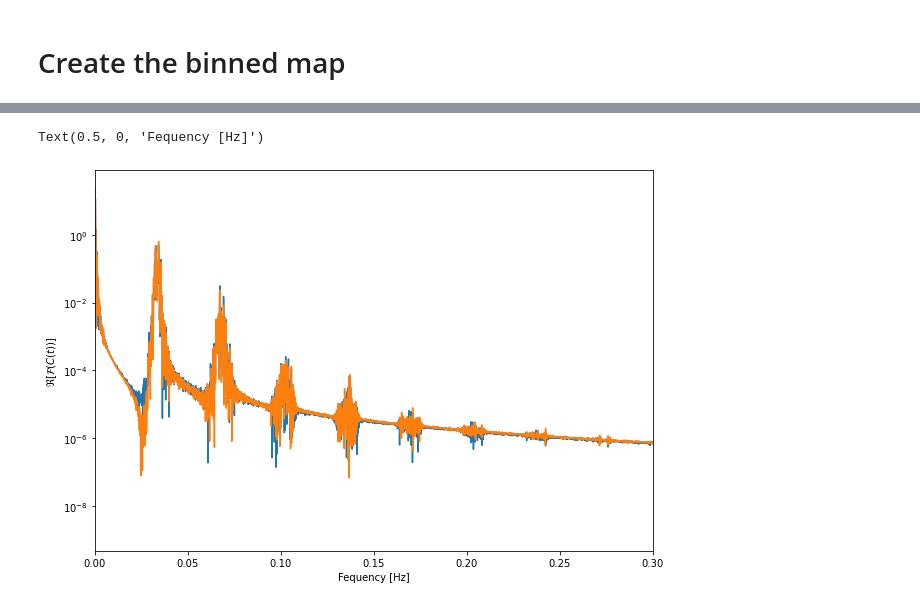
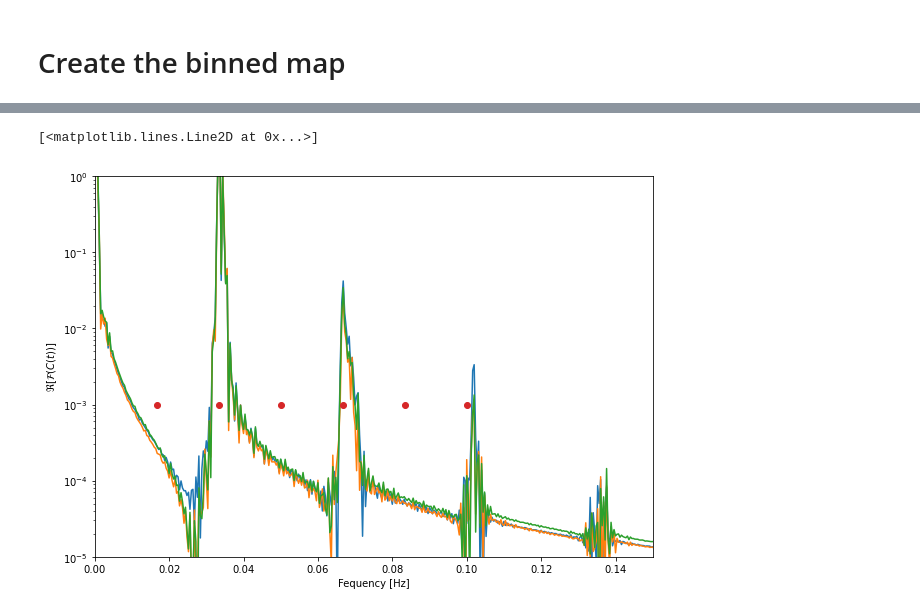
Before and after one commit to cmbgroundbased/cal, a Jupyter notebook: cookbook/Simulation_STRIP.ipynb, the cells around one changed output, grey strips where cells are left out. Drawn from its saved outputs; the diff is of its cells as text; code cells hidden in the pictures.

```diff
--- a/cookbook/Simulation_STRIP.ipynb
+++ b/cookbook/Simulation_STRIP.ipynb
@@ -121,8 +121,8 @@ def load_focalplane(args, comm):
 class args:
     # Required arguments
     ces_name = "Test-scan"
-    ces_start_time = "2022,1,1,0,0,0"
-    ces_stop_time = "2022,1,1,3,0,0"
+    ces_start_time = "2022,7,1,0,0,0"
+    ces_stop_time = "2022,7,2,0,0,0"
     sample_rate = 20
     el_mode_rate = 0.001
     el_mod_amplitude = 1.0
@@ -607,6 +623,7 @@ R3 = moving_average(data.obs[0]['tod'].cache.reference('atm_R3')*10E-6, N_sample
 R0 = moving_average(data.obs[0]['tod'].cache.reference('atm_R0')*10E-6, N_sample)
 R6 = moving_average(data.obs[0]['tod'].cache.reference('atm_R6')*10E-6, N_sample)
 
+I0 = moving_average(data.obs[0]['tod'].cache.reference('atm_I0')*10E-6, N_sample)
 
 I2 = moving_average(data.obs[0]['tod'].cache.reference('atm_I2')*10E-6, N_sample)
 I1 = moving_average(data.obs[0]['tod'].cache.reference('atm_I1')*10E-6, N_sample)
@@ -650,3 +673,5 @@ import statsmodels.api as sm
 # %%
 cx = sm.tsa.stattools.ccf(O2, B4, adjusted=False)
 cx2 = sm.tsa.stattools.ccf(R3, Y6, adjusted=False)
+
+auto_cx = sm.tsa.stattools.ccf(I0, I0, adjusted=False)
@@ -662,15 +712,20 @@ Text(0, 0.5, 'Cross corr [normalized]')
 # %%
-cf, cp = periodogram(cx, fs=20, window="hamming")
-cf2, cp2 = periodogram(cx2, fs=20, window="hamming")
+cf, cp = welch(cx, fs=20, window="hamming", nperseg=50000, noverlap=15590)
+cf2, cp2 = welch(cx2, fs=20, window="hamming", nperseg=50000, noverlap=15590)
+cf_a, cp_a = welch(auto_cx, fs=20, window="hamming", nperseg=50000, noverlap=15590)
 # %%
 plt.figure(figsize=(10, 7))
 plt.semilogy(cf, cp)
 plt.semilogy(cf2, cp2)
-
+plt.semilogy(cf_a, cp_a)
 plt.xlim(0,0.3)
 
 plt.ylabel("$\Re[\mathcal{F}(C(t))]$")
 plt.xlabel("Fequency [Hz]")
+plt.xlim(0, 0.15)
+plt.ylim(1E-5, 1)
+
+plt.plot([1/60, 2/60, 3/60, 4/60, 5/60, 6/60], [1e-3, 1e-3, 1e-3, 1e-3, 1e-3, 1e-3], 'o')
 # %% [output]
-Text(0.5, 0, 'Fequency [Hz]')
+[<matplotlib.lines.Line2D at 0x...>]
-[figure, old version]
+[figure, new version]
```
Also changed, not shown: parts of 25 cells of this notebook, 2 other files.
